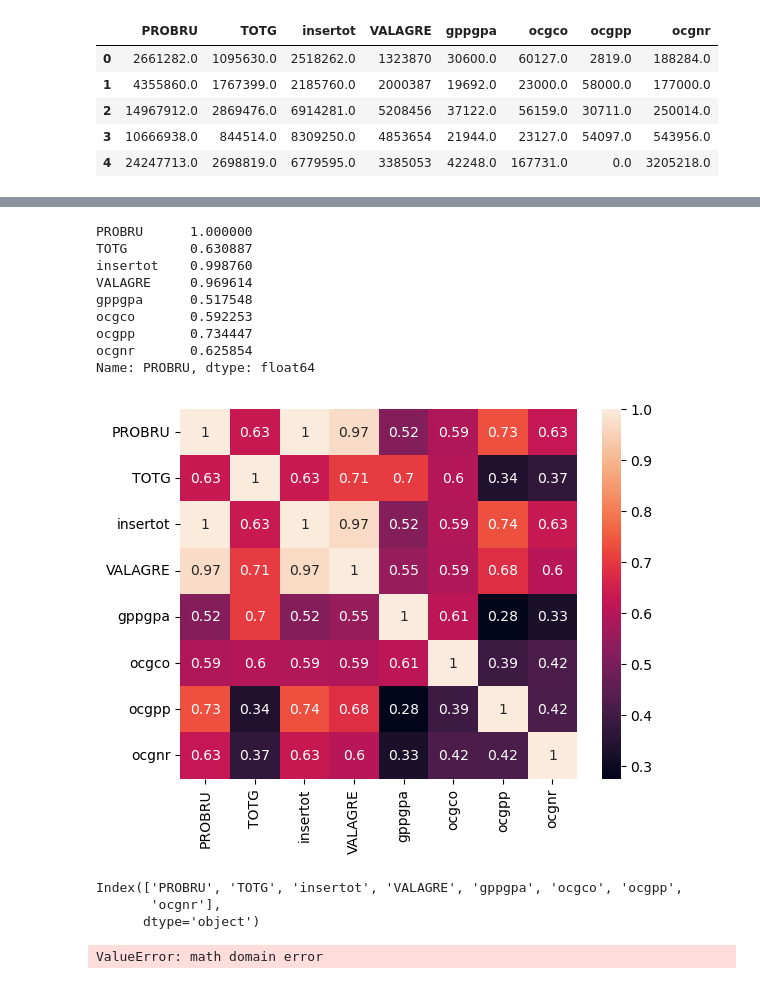
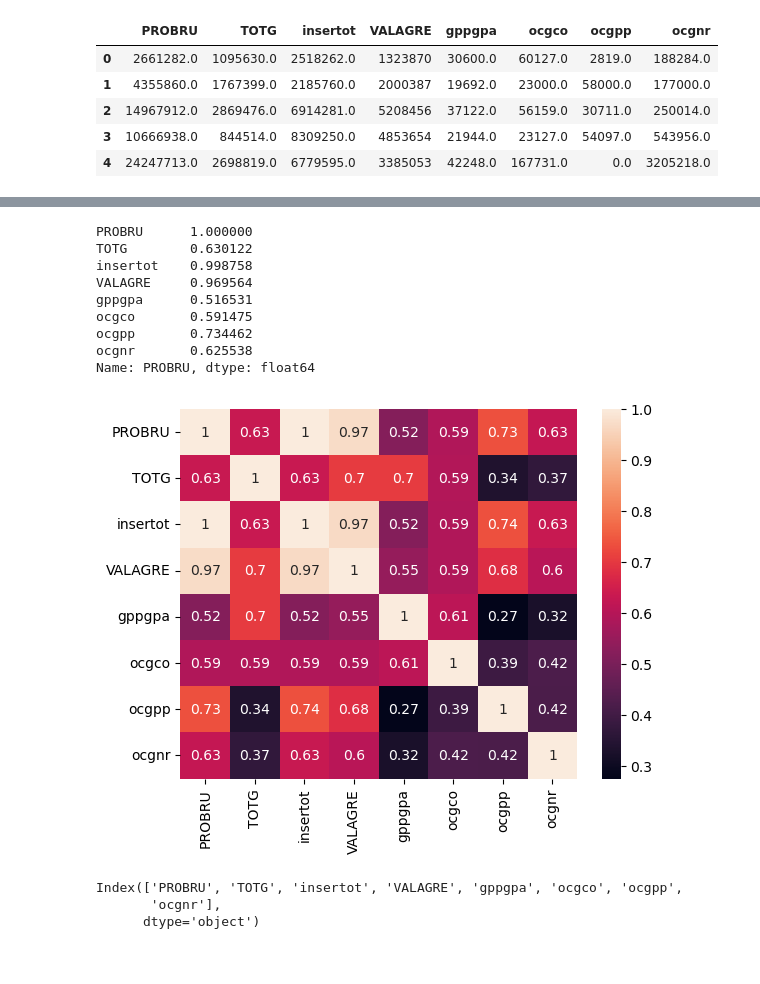
Before and after one commit to kikin3112/projets, a Jupyter notebook: regression/múltiple/eas_18/eas_18.ipynb, the cells around one changed output, grey strips where cells are left out. Drawn from its saved outputs; the diff is of its cells as text; code cells hidden in the pictures.

```diff
--- a/regression/múltiple/eas_18/eas_18.ipynb
+++ b/regression/múltiple/eas_18/eas_18.ipynb
@@ -62,7 +34,7 @@ db_clean.isna().sum().sum()
 # %%
 #realizo una copia de los datos para no alterar la db original
-db_reg = db_clean[['PROBRU', 'TOTG', 'insertot', 'VALAGRE', 'gppgpa', 'ocgco', 'ocgpp', 'ocgnr']]
-db_reg.head()
+db_clean = db[['PROBRU', 'TOTG', 'insertot', 'VALAGRE', 'gppgpa', 'ocgco', 'ocgpp', 'ocgnr']]
+db_clean.head()
 # %% [output]
 |  | PROBRU | TOTG | insertot | VALAGRE | gppgpa | ocgco | ocgpp | ocgnr |
 | 0 | 2661282.0 | 1095630.0 | 2518262.0 | 1323870 | 30600.0 | 60127.0 | 2819.0 | 188284.0 |
@@ -84,20 +56,20 @@ db_reg.describe()
 | max | 4.895684e+09 | 3.688571e+08 | 4.697085e+09 | 2.541625e+09 | 3.789435e+06 | 1.611161e+07 | 1.157845e+08 | 1.936282e+08 |
 # %%
 #db_clean['PROBRU']
-print(db_reg.corr()['PROBRU'])
+print(db_clean.corr()['PROBRU'])
 # %% [output]
 PROBRU      1.000000
-TOTG        0.630887
-insertot    0.998760
-VALAGRE     0.969614
-gppgpa      0.517548
-ocgco       0.592253
-ocgpp       0.734447
-ocgnr       0.625854
+TOTG        0.630122
+insertot    0.998758
+VALAGRE     0.969564
+gppgpa      0.516531
+ocgco       0.591475
+ocgpp       0.734462
+ocgnr       0.625538
 Name: PROBRU, dtype: float64
 # %%
-sns.heatmap(db_reg.corr(), annot = True)
+sns.heatmap(db_clean.corr(), annot = True)
 #sns.pairplot(data = db_reg, height = 1.5)
 plt.show()
 # %% [output]
-[figure, old version]
+[figure, new version]
@@ -107,17 +82,3 @@ db_reg.columns
 Index(['PROBRU', 'TOTG', 'insertot', 'VALAGRE', 'gppgpa', 'ocgco', 'ocgpp',
        'ocgnr'],
       dtype='object')
-# %%
-def ln(x): #creación de valores ln para cada columna
-    return math.log(x)
-
-db_reg['PROBRU_ln'] = db_reg['PROBRU'].apply(ln)
-db_reg['TOTG_ln'] = db_reg['TOTG'].apply(ln)
-db_reg['insertot_ln'] = db_reg['insertot'].apply(ln)
-db_reg['VALAGRE_ln'] = db_reg['VALAGRE'].apply(ln)
-db_reg['gppgpa_ln'] = db_reg['gppgpa'].apply(ln)
-db_reg['ocgco_ln'] = db_reg['ocgco'].apply(ln)
-db_reg['ocgpp_ln'] = db_reg['ocgpp'].apply(ln)
-db_reg['ocgnr_ln'] = db_reg['ocgnr'].apply(ln)
-# %% [output]
-ValueError: math domain error
```
Also changed, not shown: parts of 14 cells of this notebook.
